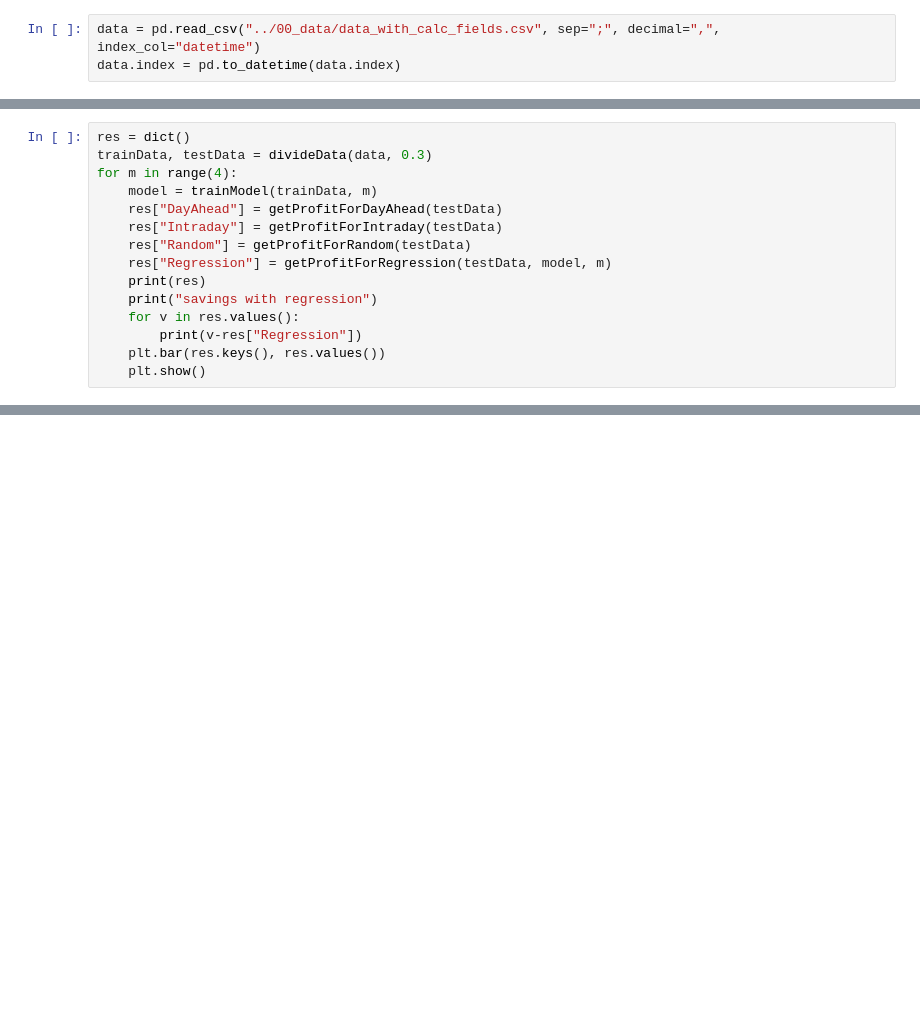
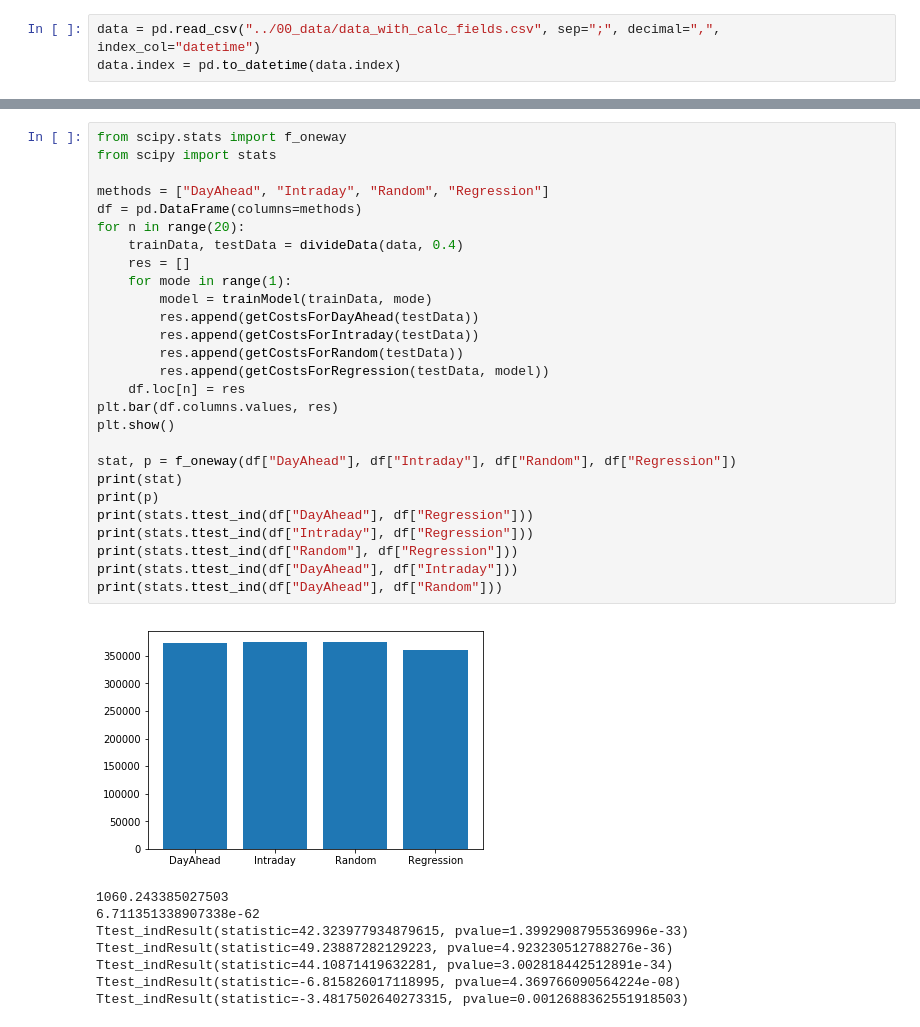
Before and after one commit to mauricepohl/pandas, a Jupyter notebook: 03_modeling/Modeling - Regression.ipynb, the cells around one changed output, grey strips where cells are left out. Saved outputs shown, nothing was run; the diff lists cells and outputs as text; blank space fills up the shorter version.

```diff
--- a/03_modeling/Modeling - Regression.ipynb
+++ b/03_modeling/Modeling - Regression.ipynb
@@ -134,15 +207,0 @@ def getProfitForRegression(data, model, mode):
-# %%
-res = dict()
-trainData, testData = divideData(data, 0.3)
-for m in range(4):
-    model = trainModel(trainData, m)
-    res["DayAhead"] = getProfitForDayAhead(testData)
-    res["Intraday"] = getProfitForIntraday(testData)
-    res["Random"] = getProfitForRandom(testData)
-    res["Regression"] = getProfitForRegression(testData, model, m)
-    print(res)
-    print("savings with regression")
-    for v in res.values():
-        print(v-res["Regression"])
-    plt.bar(res.keys(), res.values())
-    plt.show()
@@ -177,0 +208,36 @@ savings with regression
+# %%
+from scipy.stats import f_oneway
+from scipy import stats
+
+methods = ["DayAhead", "Intraday", "Random", "Regression"]
+df = pd.DataFrame(columns=methods)
+for n in range(20):
+    trainData, testData = divideData(data, 0.4)
+    res = []
+    for mode in range(1):
+        model = trainModel(trainData, mode)
+        res.append(getCostsForDayAhead(testData))
+        res.append(getCostsForIntraday(testData))
+        res.append(getCostsForRandom(testData))
+        res.append(getCostsForRegression(testData, model))
+    df.loc[n] = res
+plt.bar(df.columns.values, res)
+plt.show()
+
+stat, p = f_oneway(df["DayAhead"], df["Intraday"], df["Random"], df["Regression"])
+print(stat)
+print(p)
+print(stats.ttest_ind(df["DayAhead"], df["Regression"]))
+print(stats.ttest_ind(df["Intraday"], df["Regression"]))
+print(stats.ttest_ind(df["Random"], df["Regression"]))
+print(stats.ttest_ind(df["DayAhead"], df["Intraday"]))
+print(stats.ttest_ind(df["DayAhead"], df["Random"]))
+# %% [output]
+[figure, added]
+1060.243385027503
+6.711351338907338e-62
+Ttest_indResult(statistic=42.323977934879615, pvalue=1.3992908795536996e-33)
+Ttest_indResult(statistic=49.23887282129223, pvalue=4.923230512788276e-36)
+Ttest_indResult(statistic=44.10871419632281, pvalue=3.002818442512891e-34)
+Ttest_indResult(statistic=-6.815826017118995, pvalue=4.369766090564224e-08)
+Ttest_indResult(statistic=-3.4817502640273315, pvalue=0.0012688362551918503)
```
Also changed, not shown: parts of 13 cells of this notebook.
